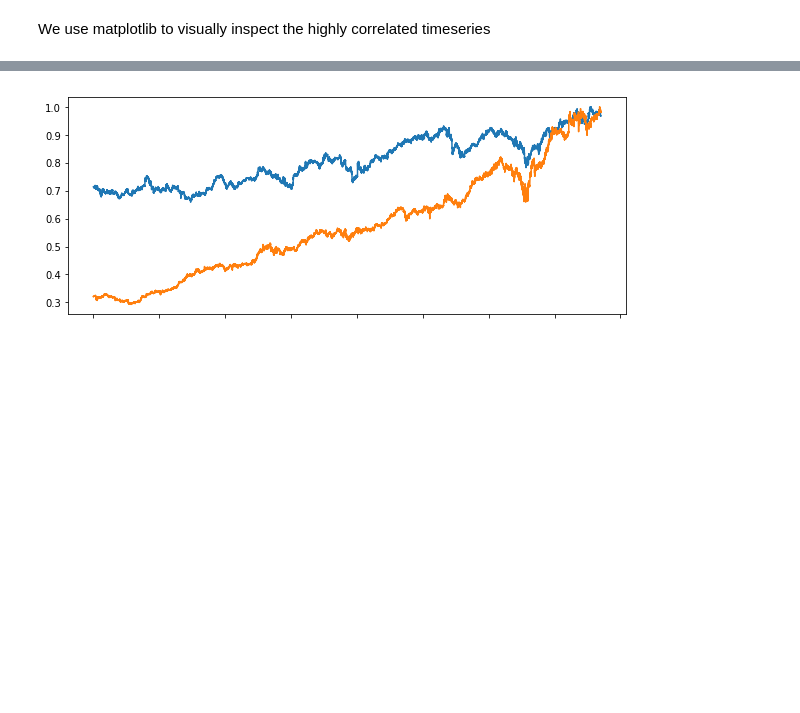
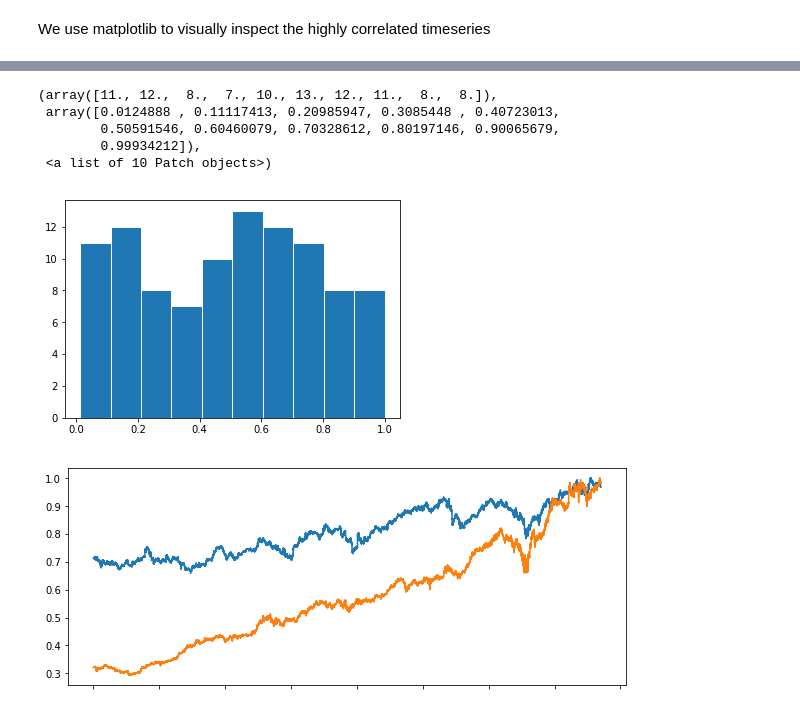
Before and after one commit to justStarNew/big-data, a Jupyter notebook: notebooks/07.AsynchronousProcessing.ipynb, the cells around one changed output, grey strips where cells are left out. Drawn from its saved outputs; the diff is of its cells as text; code cells hidden in the pictures; blank space fills up the shorter version.

```diff
--- a/notebooks/07.AsynchronousProcessing.ipynb
+++ b/notebooks/07.AsynchronousProcessing.ipynb
@@ -189,2 +261,11 @@ We use matplotlib to visually inspect the highly correlated timeseries
+# %%
+plt.hist(np.random.random(100), ec='w')
+# %% [output]
+(array([11., 12.,  8.,  7., 10., 13., 12., 11.,  8.,  8.]),
+ array([0.0124888 , 0.11117413, 0.20985947, 0.3085448 , 0.40723013,
+        0.50591546, 0.60460079, 0.70328612, 0.80197146, 0.90065679,
+        0.99934212]),
+ <a list of 10 Patch objects>)
+[figure, added]
 # %%
 %matplotlib inline
```
Also changed, not shown: parts of 12 cells of this notebook, 2 other files.
